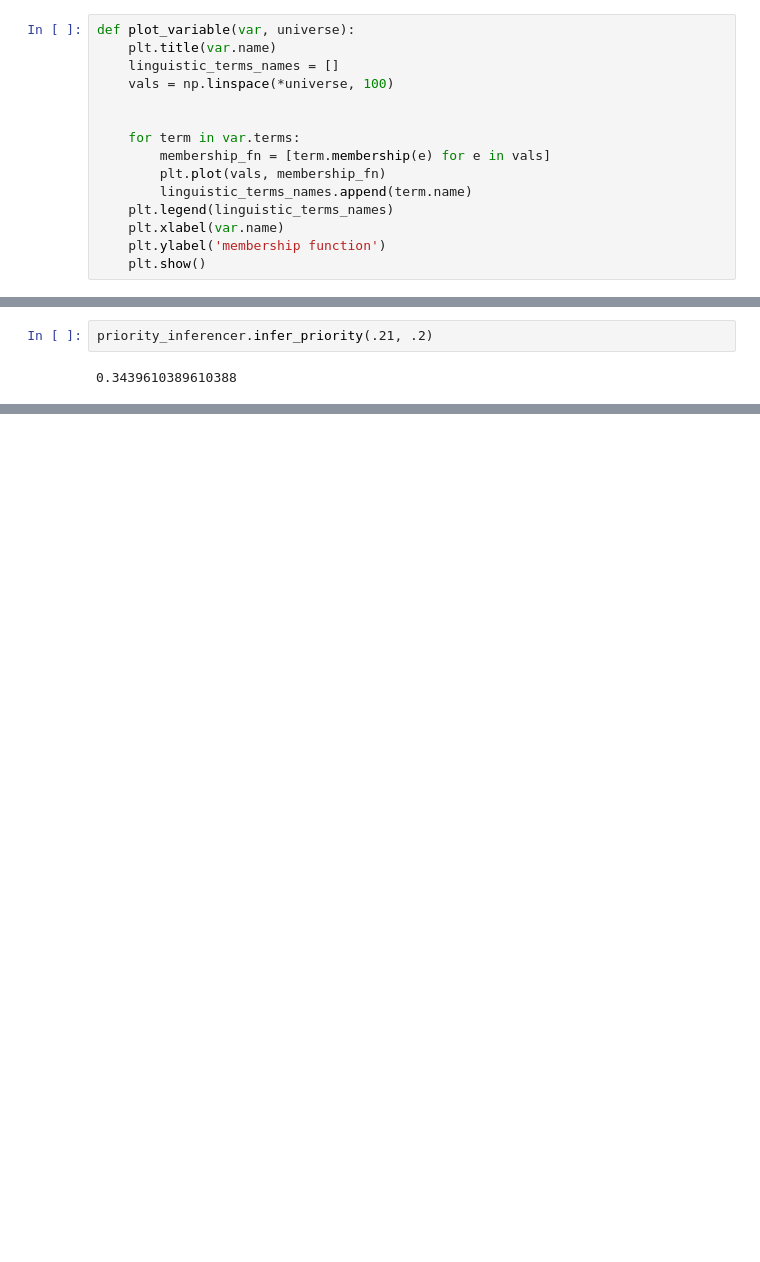
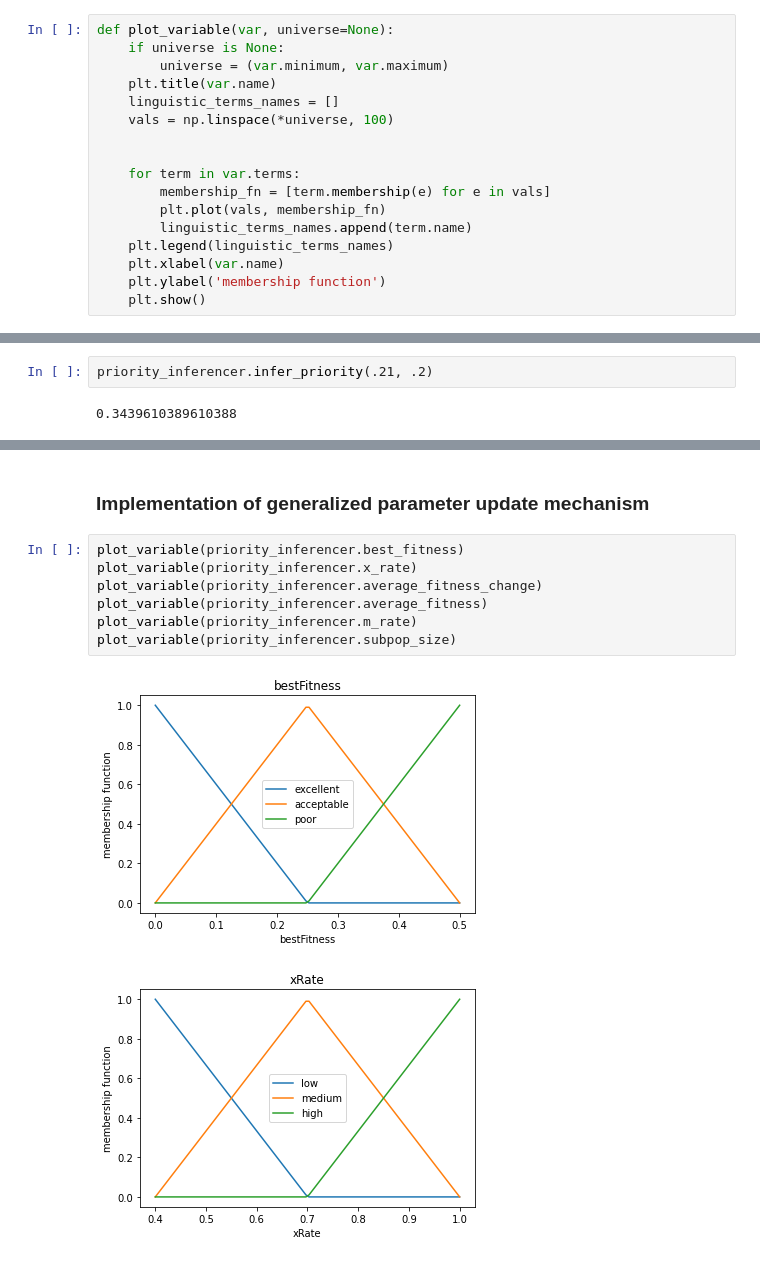
Before and after one commit to Arattel/Fuzzy_genetic_algorithms_implementations, a Jupyter notebook: partitions_efga.ipynb, the cells around one changed output, grey strips where cells are left out. Cells and saved outputs as stored; diff of their text form; blank space fills up the shorter version.

Commit message:
Implemented generalized parameter update inference for efga

```diff
--- a/partitions_efga.ipynb
+++ b/partitions_efga.ipynb
@@ -6,7 +6,9 @@ import fuzzylite as fl
 from src.elegant_fuzzy_genetic_algorithms.helpers.param_inference import ParamInference
 from src.elegant_fuzzy_genetic_algorithms.conf.param_inference_config import Conf
 # %%
-def plot_variable(var, universe):
+def plot_variable(var, universe=None):
+    if universe is None:
+        universe = (var.minimum, var.maximum)
     plt.title(var.name)
     linguistic_terms_names = []
     vals = np.linspace(*universe, 100)
@@ -287,0 +295,12 @@ True
+# %% [markdown]
+### Implementation of generalized parameter update mechanism
+# %%
+plot_variable(priority_inferencer.best_fitness)
+plot_variable(priority_inferencer.x_rate)
+plot_variable(priority_inferencer.average_fitness_change)
+plot_variable(priority_inferencer.average_fitness)
+plot_variable(priority_inferencer.m_rate)
+plot_variable(priority_inferencer.subpop_size)
+# %% [output]
+[figure, added]
+[figure, added]
```
Also changed, not shown: parts of 22 cells of this notebook.
